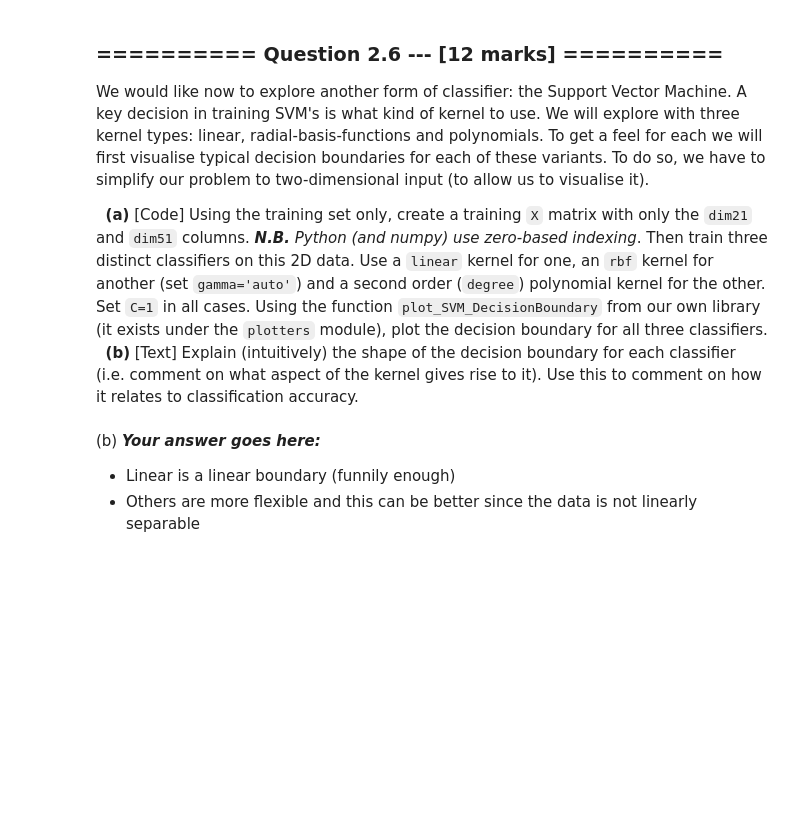
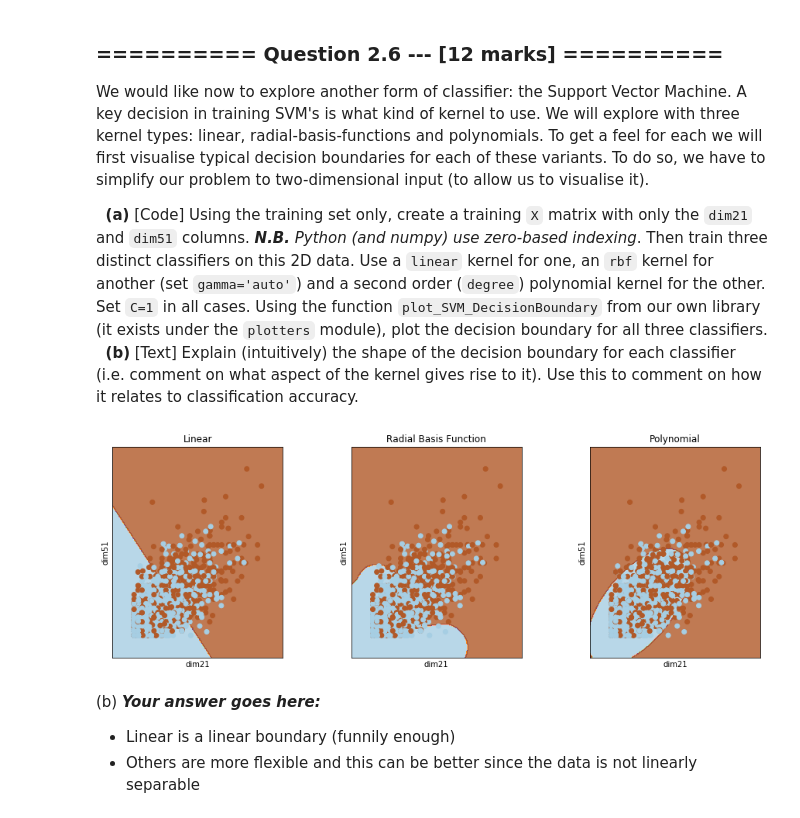
Before and after one commit to stuphys1729/IAML, a Jupyter notebook: Assignments/03_A_ObjectRecognition.ipynb, the cells around one changed output. Saved outputs shown, nothing was run; the diff lists cells and outputs as text; code cells hidden in the pictures; blank space fills up the shorter version.

```diff
--- a/Assignments/03_A_ObjectRecognition.ipynb
+++ b/Assignments/03_A_ObjectRecognition.ipynb
@@ -430,8 +430,23 @@ We would like now to explore another form of classifier: the Support Vector Mach
 # %%
 # (a) # Your Code goes here:
 # Use SVC for each
 # the function wants X and y in a numpy array
-plot_SVM_DecisionBoundary?
+twoDXtrain = np.array( X_train[['dim21', 'dim51']] )
+twoDytrain = np.array( y_train )
+
+
+svm1 = SVC(kernel='linear')
+svm2 = SVC(kernel='rbf', gamma='auto')
+svm3 = SVC(kernel='poly', degree=2)
+
+clfs = [svm1, svm2, svm3]
+
+for clf in clfs:
+    clf.fit(twoDXtrain, twoDytrain)
+
+plot_SVM_DecisionBoundary(clfs, twoDXtrain, twoDytrain, title=['Linear', 'Radial Basis Function', 'Polynomial'], labels=['dim21', 'dim51'])
+# %% [output]
+[figure, added]
 # %% [markdown]
 (b) ***Your answer goes here:***
 
```
Also changed, not shown: parts of 7 cells of this notebook, 1 other file.
